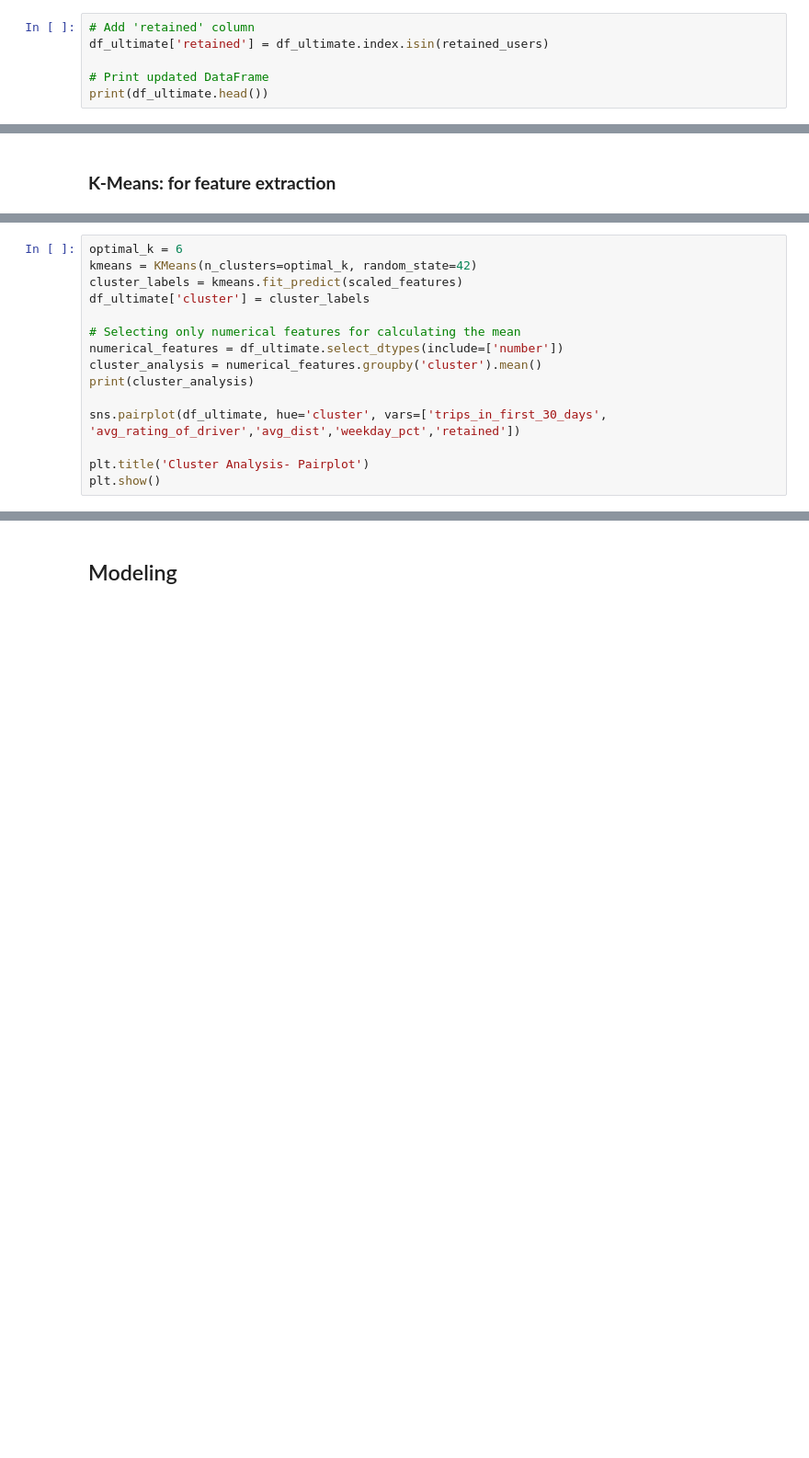
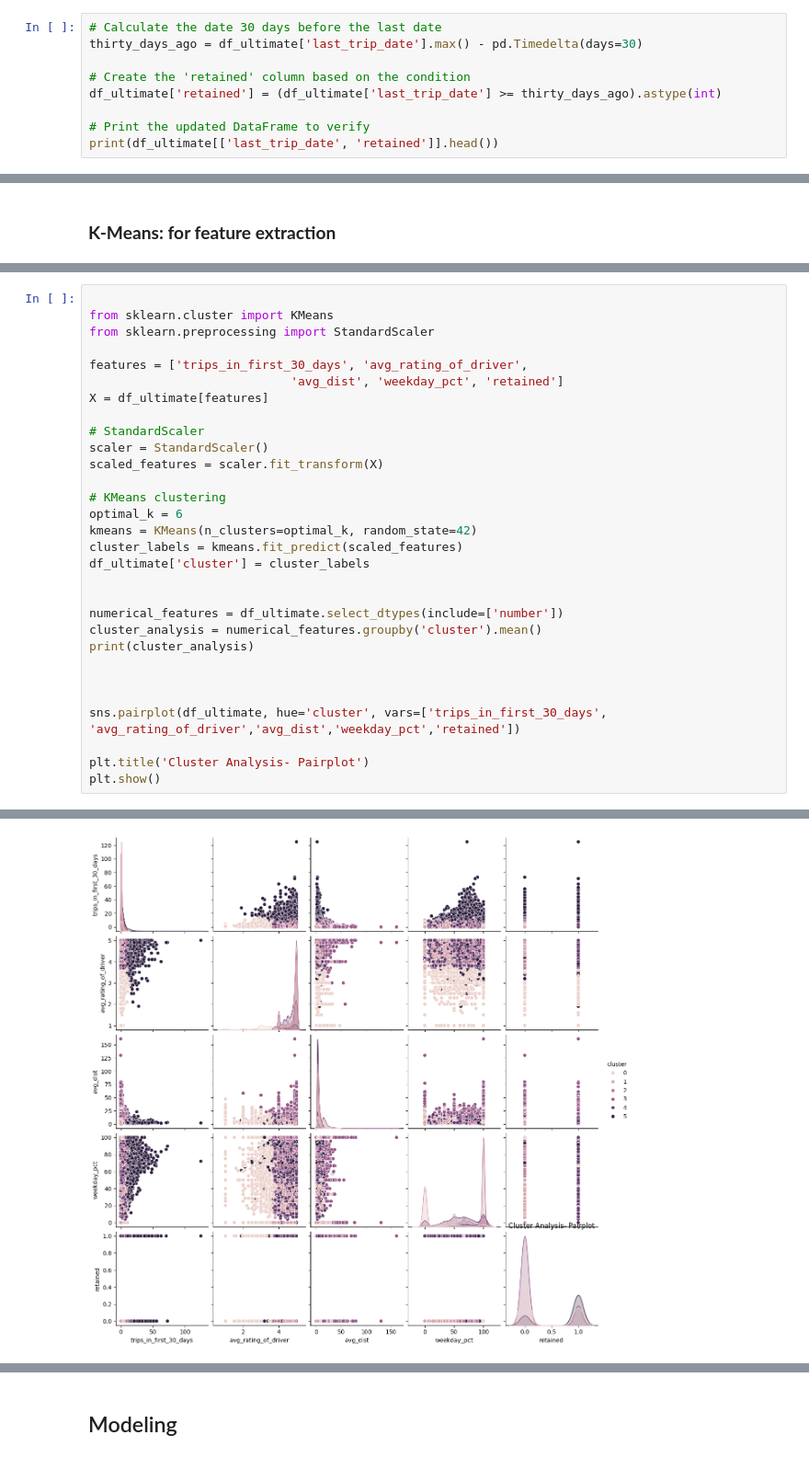
Before and after one commit to Naomi-Lopez/Springboard, a Jupyter notebook: THE_Ultimate_Challenge.ipynb, the cells around one changed output, grey strips where cells are left out. Shown at 92% size. Cells and saved outputs as stored; diff of their text form; blank space fills up the shorter version.

```diff
--- a/THE_Ultimate_Challenge.ipynb
+++ b/THE_Ultimate_Challenge.ipynb
@@ -558,6 +556,9 @@ print(f"Retention Rate: {retention_rate:.2f}%")
-# %%
-# Add 'retained' column
-df_ultimate['retained'] = df_ultimate.index.isin(retained_users)
-
-# Print updated DataFrame
-print(df_ultimate.head())
+# %%
+# Calculate the date 30 days before the last date
+thirty_days_ago = df_ultimate['last_trip_date'].max() - pd.Timedelta(days=30)
+
+# Create the 'retained' column based on the condition
+df_ultimate['retained'] = (df_ultimate['last_trip_date'] >= thirty_days_ago).astype(int)
+
+# Print the updated DataFrame to verify
+print(df_ultimate[['last_trip_date', 'retained']].head())
@@ -648,16 +668,32 @@ plt.ylabel('Inertia')
 # %%
+
+from sklearn.cluster import KMeans
+from sklearn.preprocessing import StandardScaler
+
+features = ['trips_in_first_30_days', 'avg_rating_of_driver',
+                            'avg_dist', 'weekday_pct', 'retained']
+X = df_ultimate[features]
+
+# StandardScaler
+scaler = StandardScaler()
+scaled_features = scaler.fit_transform(X)
+
+# KMeans clustering
 optimal_k = 6
 kmeans = KMeans(n_clusters=optimal_k, random_state=42)
 cluster_labels = kmeans.fit_predict(scaled_features)
 df_ultimate['cluster'] = cluster_labels
 
-# Selecting only numerical features for calculating the mean
+
 numerical_features = df_ultimate.select_dtypes(include=['number'])
 cluster_analysis = numerical_features.groupby('cluster').mean()
 print(cluster_analysis)
+
+
 
 sns.pairplot(df_ultimate, hue='cluster', vars=['trips_in_first_30_days',
 'avg_rating_of_driver','avg_dist','weekday_pct','retained'])
 
 plt.title('Cluster Analysis- Pairplot')
 plt.show()
+# %% [output]
@@ -663,0 +717 @@ plt.show()
+[figure, added]
```
Also changed, not shown: parts of 22 cells of this notebook.
